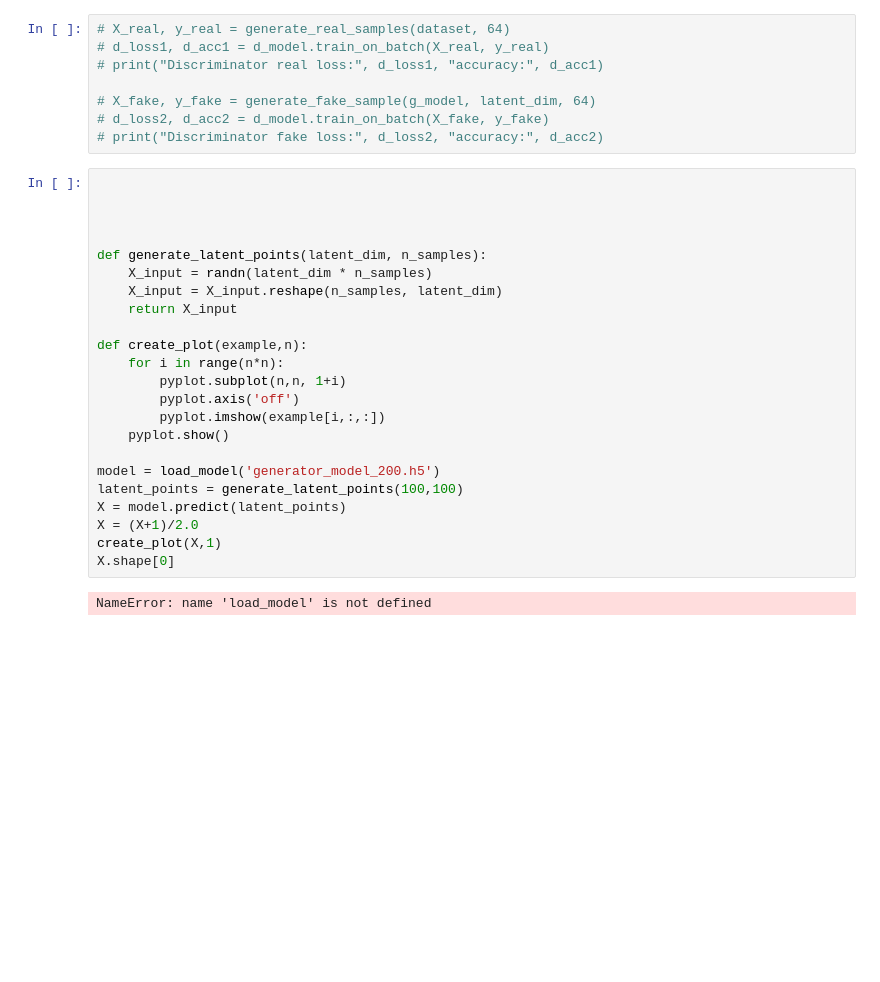
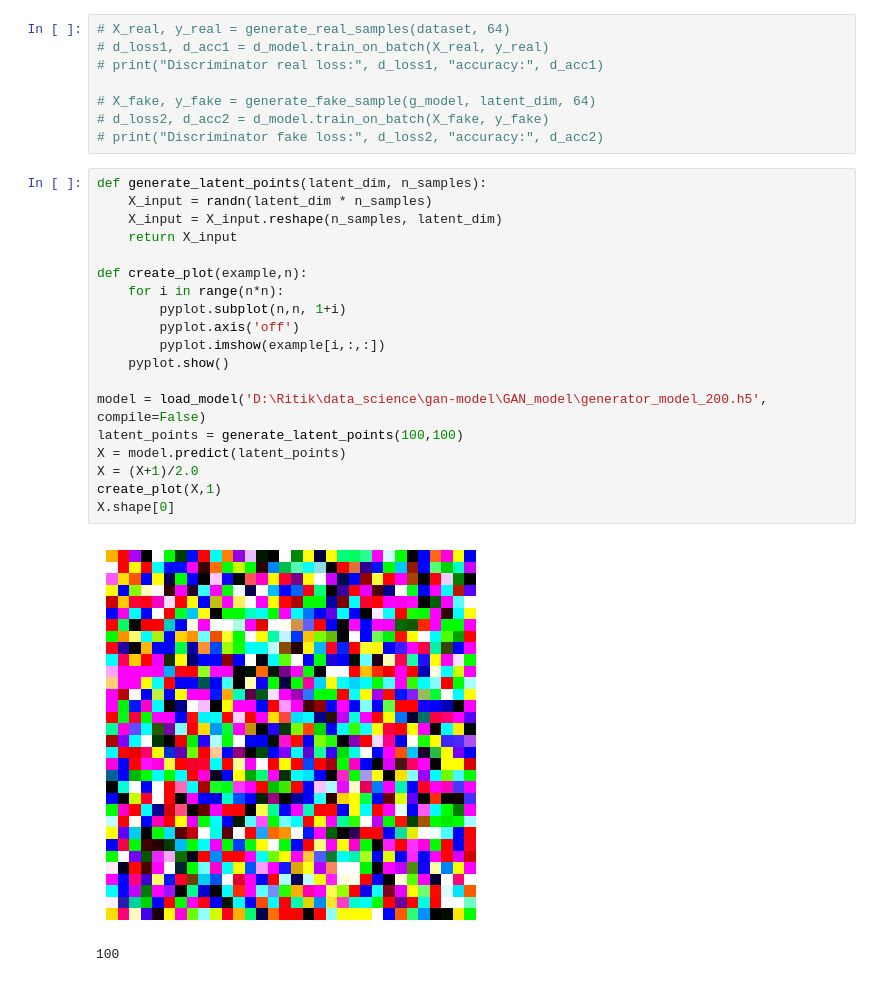
Before and after one commit to Ritik-mobcoder/gan-model, a Jupyter notebook: GAN.ipynb, the cells around one changed output. Cells and saved outputs as stored; diff of their text form; blank space fills up the shorter version.

Commit message:
model complete

```diff
--- a/GAN.ipynb
+++ b/GAN.ipynb
@@ -463,30 +472,27 @@ Resuming from epoch 35
 # d_loss2, d_acc2 = d_model.train_on_batch(X_fake, y_fake)
 # print("Discriminator fake loss:", d_loss2, "accuracy:", d_acc2)
 # %%
-
-
-
-
 def generate_latent_points(latent_dim, n_samples):
     X_input = randn(latent_dim * n_samples)
     X_input = X_input.reshape(n_samples, latent_dim)
     return X_input
 
 def create_plot(example,n):
     for i in range(n*n):
         pyplot.subplot(n,n, 1+i)
         pyplot.axis('off')
         pyplot.imshow(example[i,:,:])
     pyplot.show()
 
-model = load_model('generator_model_200.h5')
+model = load_model('D:\Ritik\data_science\gan-model\GAN_model\generator_model_200.h5', compile=False)
 latent_points = generate_latent_points(100,100)
 X = model.predict(latent_points)
 X = (X+1)/2.0
 create_plot(X,1)
 X.shape[0]
 # %% [output]
+[figure, added]
-NameError: name 'load_model' is not defined
+100
 # %%
 g_model.save('g_model.keras')
 d_model.save('d_model.keras')
```
Also changed, not shown: parts of 14 cells of this notebook.
